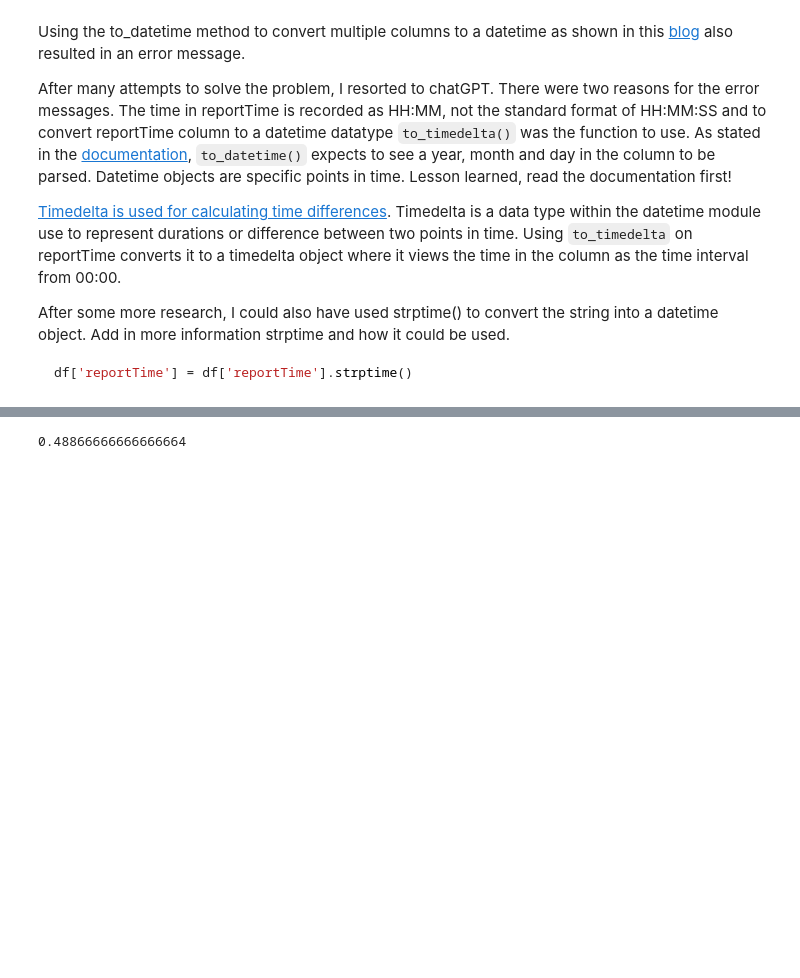
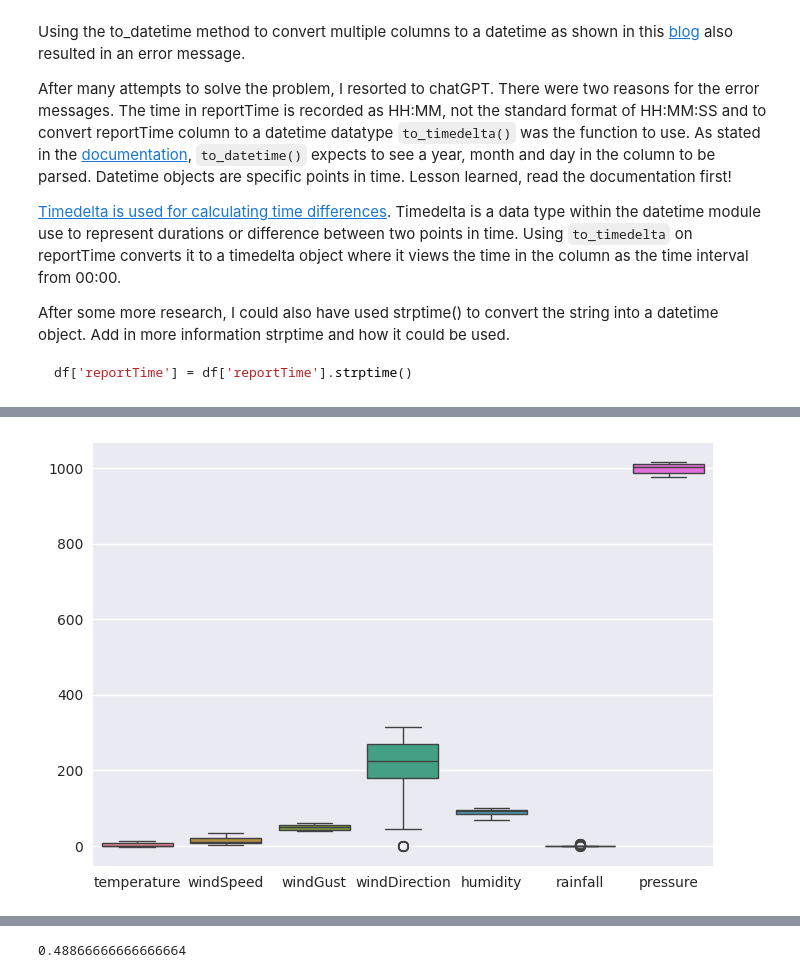
Before and after one commit to IreneKilgannon/Computer-Infrastructure, a Jupyter notebook: weather.ipynb, the cells around one changed output, grey strips where cells are left out. Cells and saved outputs as stored; diff of their text form; code cells hidden in the pictures; blank space fills up the shorter version.

Commit message:
messing around with different plots to investigate the data set

```diff
--- a/weather.ipynb
+++ b/weather.ipynb
@@ -321,3 +323,5 @@ import glob
+# %%
+plt.style.use(style= 'seaborn-v0_8')
 # %% [markdown]
 Glob is a built-in module used to retrieve files/pathnames that match a specified pattern. It uses wild cards such as * and ? to make path retrieval more convenient. Glob style wildcards appear similar to regular expressions but there are two very different things according to [askubuntu](https://askubuntu.com/questions/714503/regular-expressions-vs-filename-globbing/714520#714520). https://www.geeksforgeeks.org/how-to-use-glob-function-to-find-files-recursively-in-python/.
 
@@ -467,0 +505,8 @@ The range of reportTime column is 00:00 - 10:00
+# %%
+fig, ax = plt.subplots()
+
+sns.boxplot(data= df)
+
+plt.show()
+# %% [output]
+[figure, added]
```
Also changed, not shown: parts of 22 cells of this notebook.
